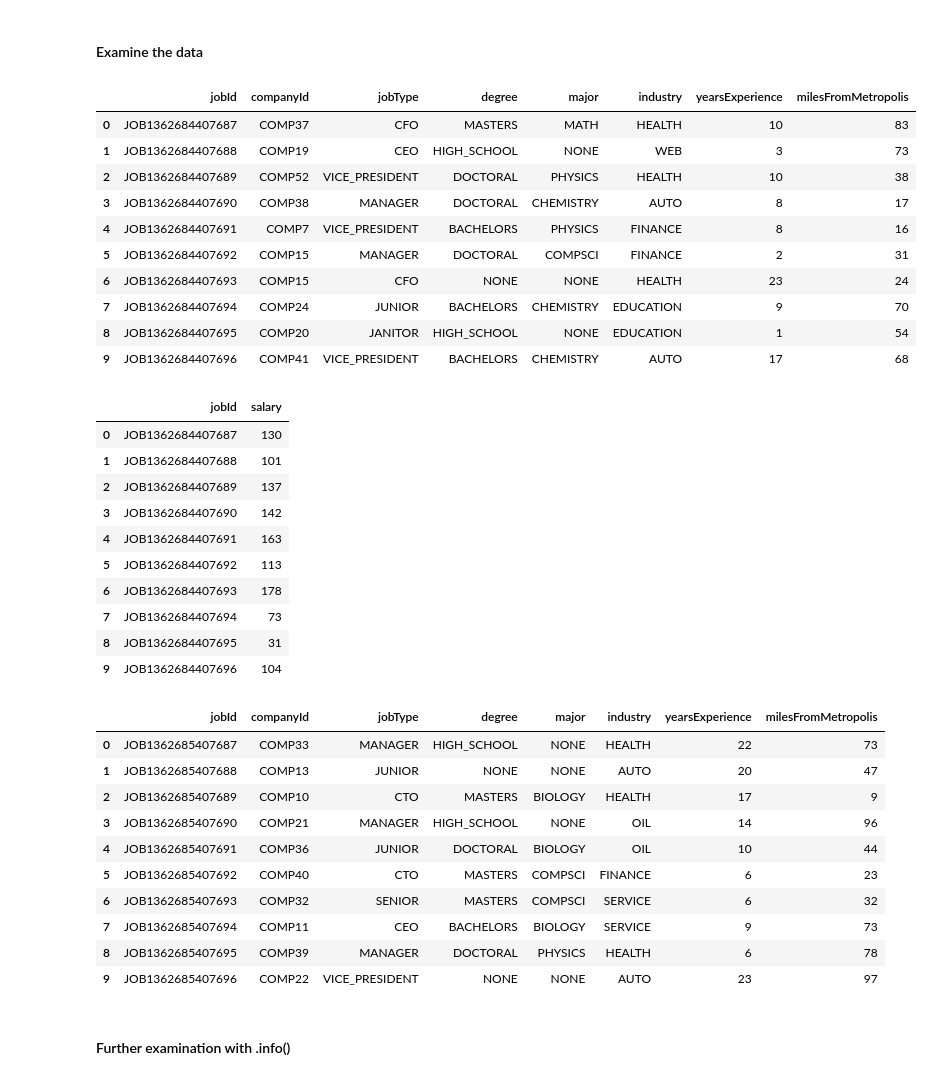
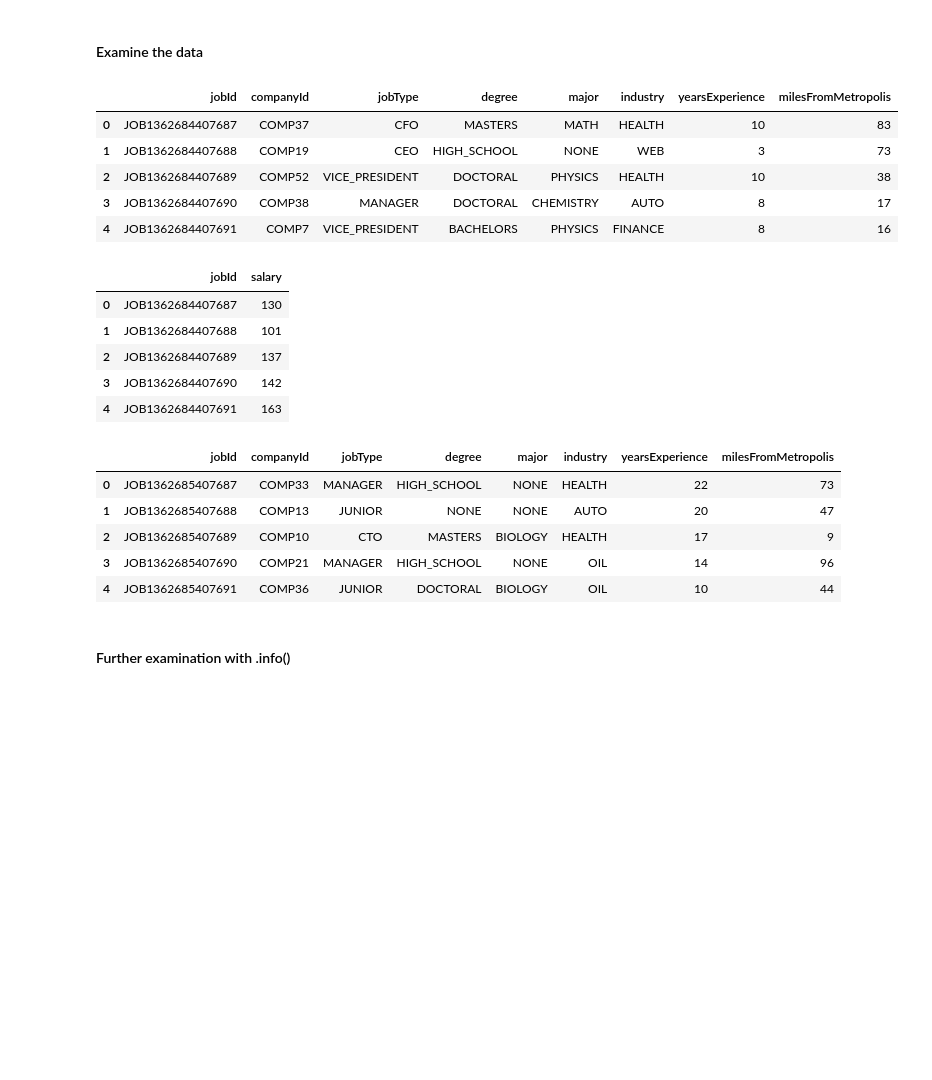
Before and after one commit to HieuNguyen258/Are-we-overpaying-our-employees-, a Jupyter notebook: Salary Prediction Project.ipynb, the cells around one changed output. Drawn from its saved outputs; the diff is of its cells as text; code cells hidden in the pictures; blank space fills up the shorter version.

```diff
--- a/Salary Prediction Project.ipynb
+++ b/Salary Prediction Project.ipynb
@@ -50,21 +50,16 @@ test_features = pd.read_csv("data/test_features.csv")
 # %% [markdown]
 #### Examine the data
 # %%
-train_features.head(10)
+train_features.head()
 # %% [output]
 |  | jobId | companyId | jobType | degree | major | industry | yearsExperience | milesFromMetropolis |
 | 0 | JOB1362684407687 | COMP37 | CFO | MASTERS | MATH | HEALTH | 10 | 83 |
 | 1 | JOB1362684407688 | COMP19 | CEO | HIGH_SCHOOL | NONE | WEB | 3 | 73 |
 | 2 | JOB1362684407689 | COMP52 | VICE_PRESIDENT | DOCTORAL | PHYSICS | HEALTH | 10 | 38 |
 | 3 | JOB1362684407690 | COMP38 | MANAGER | DOCTORAL | CHEMISTRY | AUTO | 8 | 17 |
 | 4 | JOB1362684407691 | COMP7 | VICE_PRESIDENT | BACHELORS | PHYSICS | FINANCE | 8 | 16 |
-| 5 | JOB1362684407692 | COMP15 | MANAGER | DOCTORAL | COMPSCI | FINANCE | 2 | 31 |
-| 6 | JOB1362684407693 | COMP15 | CFO | NONE | NONE | HEALTH | 23 | 24 |
-| 7 | JOB1362684407694 | COMP24 | JUNIOR | BACHELORS | CHEMISTRY | EDUCATION | 9 | 70 |
-| 8 | JOB1362684407695 | COMP20 | JANITOR | HIGH_SCHOOL | NONE | EDUCATION | 1 | 54 |
-| 9 | JOB1362684407696 | COMP41 | VICE_PRESIDENT | BACHELORS | CHEMISTRY | AUTO | 17 | 68 |
 # %%
-train_target.head(10)
+train_target.head()
 # %% [output]
 |  | jobId | salary |
 | 0 | JOB1362684407687 | 130 |
@@ -72,13 +67,8 @@ train_target.head(10)
 | 2 | JOB1362684407689 | 137 |
 | 3 | JOB1362684407690 | 142 |
 | 4 | JOB1362684407691 | 163 |
-| 5 | JOB1362684407692 | 113 |
-| 6 | JOB1362684407693 | 178 |
-| 7 | JOB1362684407694 | 73 |
-| 8 | JOB1362684407695 | 31 |
-| 9 | JOB1362684407696 | 104 |
 # %%
-test_features.head(10)
+test_features.head()
 # %% [output]
 |  | jobId | companyId | jobType | degree | major | industry | yearsExperience | milesFromMetropolis |
 | 0 | JOB1362685407687 | COMP33 | MANAGER | HIGH_SCHOOL | NONE | HEALTH | 22 | 73 |
@@ -86,11 +76,6 @@ test_features.head(10)
 | 2 | JOB1362685407689 | COMP10 | CTO | MASTERS | BIOLOGY | HEALTH | 17 | 9 |
 | 3 | JOB1362685407690 | COMP21 | MANAGER | HIGH_SCHOOL | NONE | OIL | 14 | 96 |
 | 4 | JOB1362685407691 | COMP36 | JUNIOR | DOCTORAL | BIOLOGY | OIL | 10 | 44 |
-| 5 | JOB1362685407692 | COMP40 | CTO | MASTERS | COMPSCI | FINANCE | 6 | 23 |
-| 6 | JOB1362685407693 | COMP32 | SENIOR | MASTERS | COMPSCI | SERVICE | 6 | 32 |
-| 7 | JOB1362685407694 | COMP11 | CEO | BACHELORS | BIOLOGY | SERVICE | 9 | 73 |
-| 8 | JOB1362685407695 | COMP39 | MANAGER | DOCTORAL | PHYSICS | HEALTH | 6 | 78 |
-| 9 | JOB1362685407696 | COMP22 | VICE_PRESIDENT | NONE | NONE | AUTO | 23 | 97 |
 # %% [markdown]
 #### Further examination with .info()
 # %%
```
Also changed, not shown: parts of 24 cells of this notebook.
